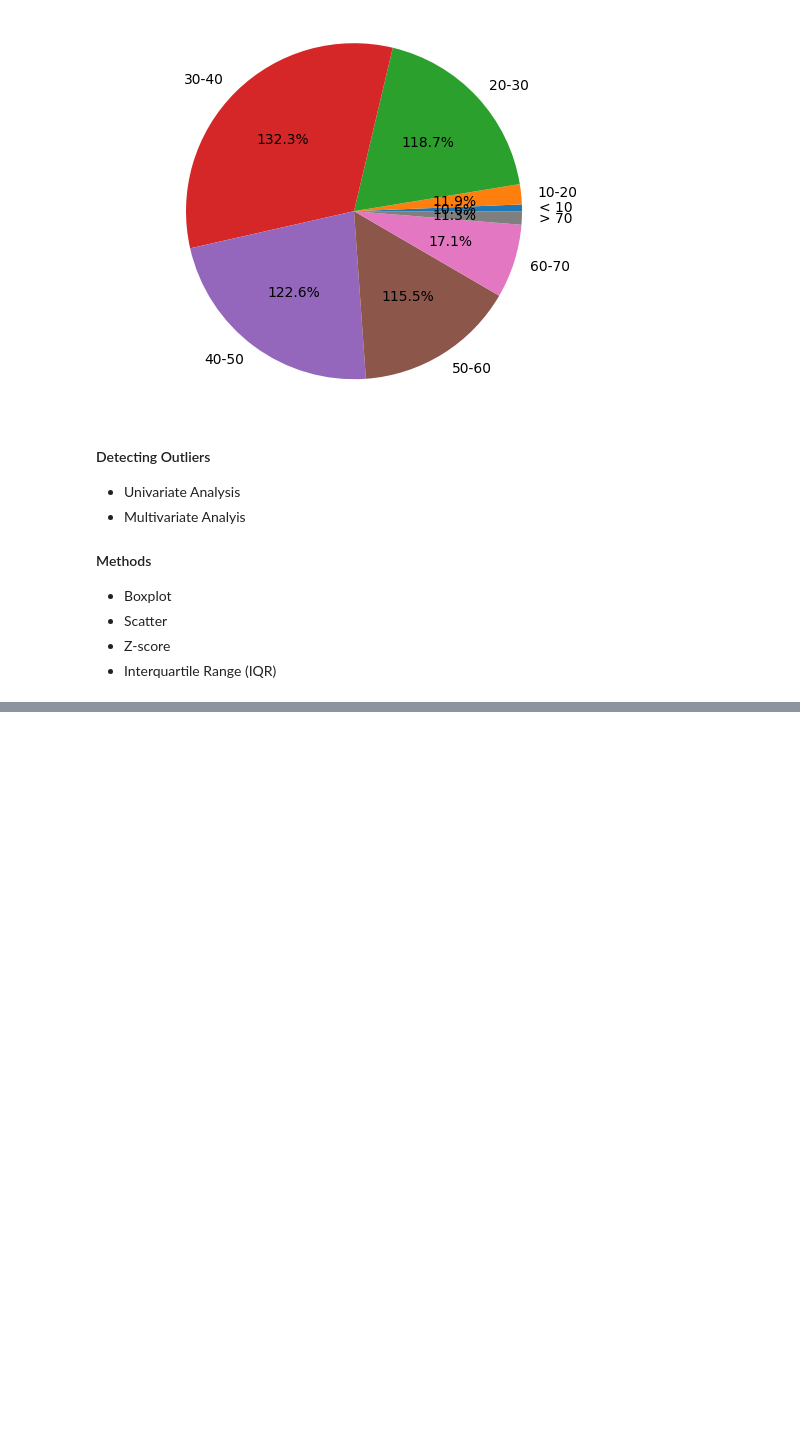
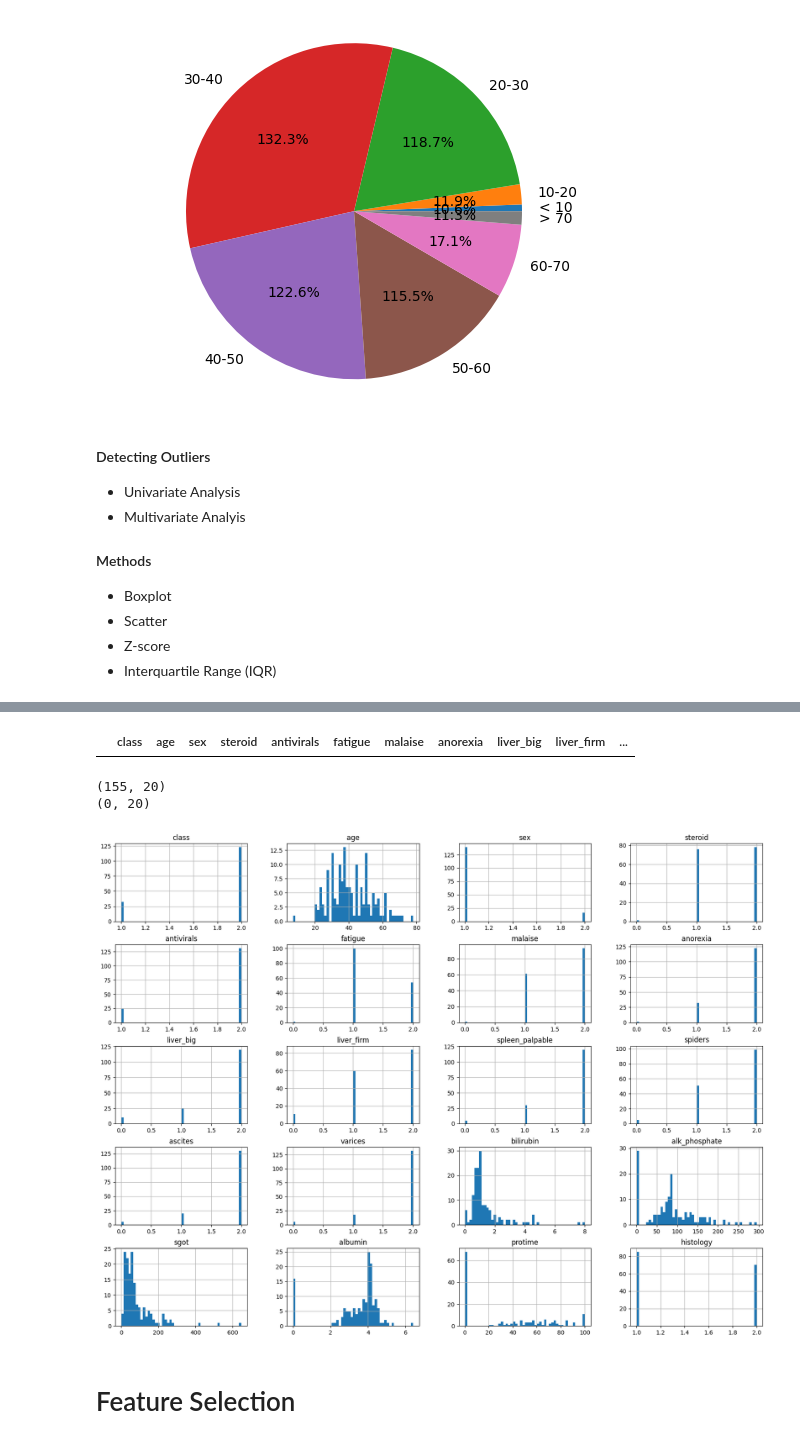
Before and after one commit to samueloshio/Hepatitis-Mortality-Prediction, a Jupyter notebook: hepatitis_prediction.ipynb, the cells around one changed output, grey strips where cells are left out. Drawn from its saved outputs; the diff is of its cells as text; code cells hidden in the pictures; blank space fills up the shorter version.

```diff
--- a/hepatitis_prediction.ipynb
+++ b/hepatitis_prediction.ipynb
@@ -350,0 +413,20 @@ plt.show()
+# %%
+#df_no_otl = df[(df < (Q1 - 1.5 * IQR)) | (df > (Q3 + 1.5 * IQR)) ]
+df_no_otl = df[~((df < lower) | (df > upper)).any(axis=1)]
+df_no_otl
+# %% [output]
+|  | class | age | sex | steroid | antivirals | fatigue | malaise | anorexia | liver_big | liver_firm | ... |
+# %%
+print(df.shape)
+print(df_no_otl.shape)
+# %% [output]
+(155, 20)
+(0, 20)
+# %%
+# Plot the distribution of data
+df.hist(bins=50,figsize=(20,15))
+plt.show()
+# %% [output]
+[figure, added]
+# %% [markdown]
+# Feature Selection
```
Also changed, not shown: parts of 47 cells of this notebook, 1 other file.
